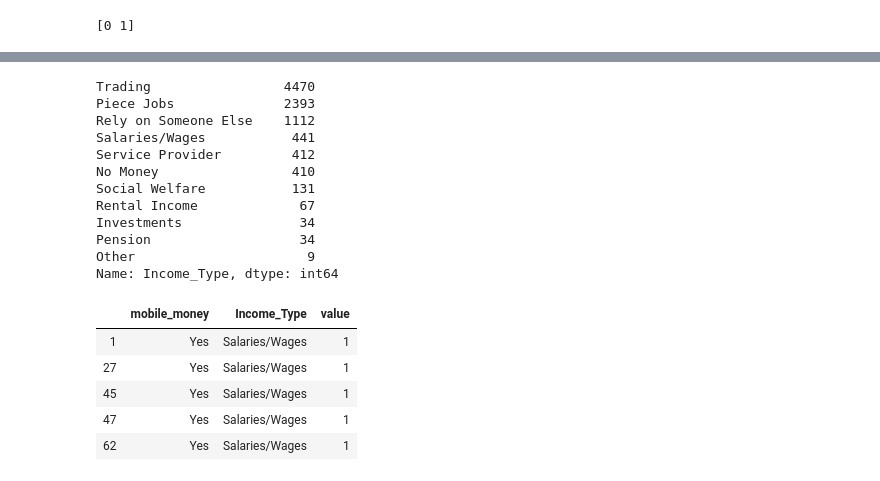
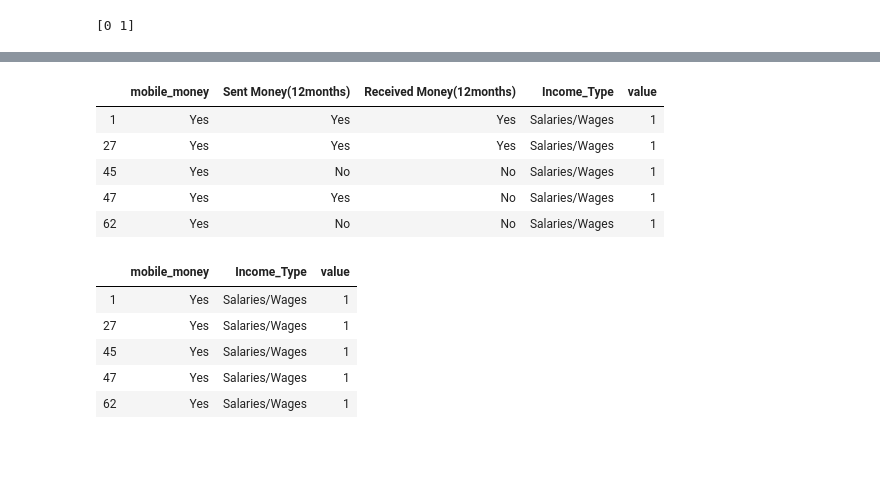
Before and after one commit to PhathuAuti/tanzania-data-viz, a Jupyter notebook: Tanzania Data Viz.ipynb, the cells around one changed output, grey strips where cells are left out. Saved outputs shown, nothing was run; the diff lists cells and outputs as text; code cells hidden in the pictures; blank space fills up the shorter version.

```diff
--- a/Tanzania Data Viz.ipynb
+++ b/Tanzania Data Viz.ipynb
@@ -145,20 +160,23 @@ mob_money['mobile_money']= ['No' if each==0 else 'Yes' for each in mob_money['mo
+# %%
+incomes = mob_money.loc[:, 'Salaries/Wages':'Other']
+incomes['mobile_money'] = mob_money['mobile_money']
+incomes['Sent Money(12months)'] = mob_money['Sent Money(12months)']
+incomes['Received Money(12months)'] = mob_money['Received Money(12months)']
+incomes = pd.melt(incomes, id_vars = ['mobile_money', 'Sent Money(12months)', 'Received Money(12months)'], var_name='Income_Type')
+incomes = incomes[incomes['value'] == 1]
+incomes.Income_Type.value_counts()
+incomes.head()
+# %% [output]
+|  | mobile_money | Sent Money(12months) | Received Money(12months) | Income_Type | value |
+| 1 | Yes | Yes | Yes | Salaries/Wages | 1 |
+| 27 | Yes | Yes | Yes | Salaries/Wages | 1 |
+| 45 | Yes | No | No | Salaries/Wages | 1 |
+| 47 | Yes | Yes | No | Salaries/Wages | 1 |
+| 62 | Yes | No | No | Salaries/Wages | 1 |
 # %%
-incomes = mob_money.loc[:, 'Salaries/Wages':'Other']
-incomes['mobile_money'] = mob_money['mobile_money']
-incomes = pd.melt(incomes, id_vars = ['mobile_money'], var_name='Income_Type')
-incomes = incomes[incomes['value'] == 1]
-incomes.Income_Type.value_counts()
-#incomes.head()
+# incomes = mob_money.loc[:, 'Salaries/Wages':'Other']
+# incomes['Sent Money(12months)'] = mob_money['Sent Money(12months)']
+# incomes = pd.melt(incomes, id_vars = ['Sent Money(12months)'], var_name='Income_Type')
+# incomes = incomes[incomes['value'] == 1]
+# incomes.Income_Type.value_counts()
+# #incomes.head()mel
-# %% [output]
-Trading                 4470
-Piece Jobs              2393
-Rely on Someone Else    1112
-Salaries/Wages           441
-Service Provider         412
-No Money                 410
-Social Welfare           131
-Rental Income             67
-Investments               34
-Pension                   34
-Other                      9
-Name: Income_Type, dtype: int64
```
Also changed, not shown: parts of 37 cells of this notebook.
